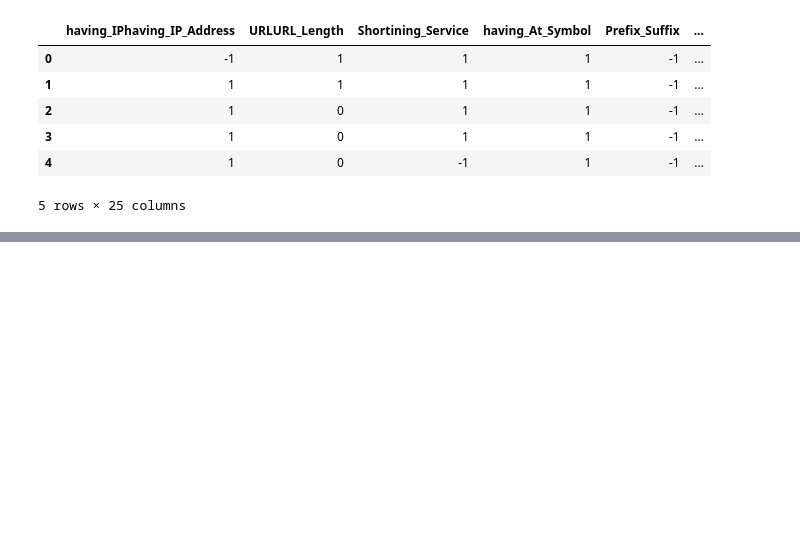
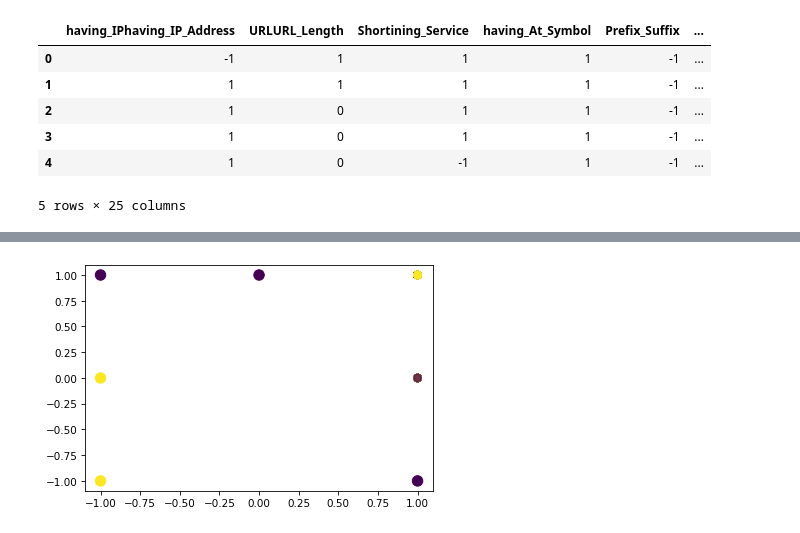
Before and after one commit to madina1211/software-packs-project-phising-website, a Jupyter notebook: Software_packs_project.ipynb, the cells around one changed output, grey strips where cells are left out. Cells and saved outputs as stored; diff of their text form; code cells hidden in the pictures; blank space fills up the shorter version.

```diff
--- a/Software_packs_project.ipynb
+++ b/Software_packs_project.ipynb
@@ -234,0 +321,11 @@ X.head()
+# %%
+def knn(k, X0, X, y):
+    distances = []
+    for idx in range(len(y)):
+        d = euclidean_distance(X0, X[idx])
+        distances.append((d, y[idx]))
+
+    sorted_distances = sorted(distances, key=lambda x: x[0])
+    neighbours = sorted_distances[:k]
+    result = predict(neighbours)
+    return result
@@ -234,0 +353,7 @@ X.head()
+# %%
+_ = plt.figure(dpi=75)
+plt.scatter(X[:,0], X[:,1], s=50, c=y, alpha=0.5)
+plt.scatter(X0[:, 0], X0[:, 1], c=y_pred, s=100)
+plt.show()
+# %% [output]
+[figure, added]
```
Also changed, not shown: parts of 14 cells of this notebook.
